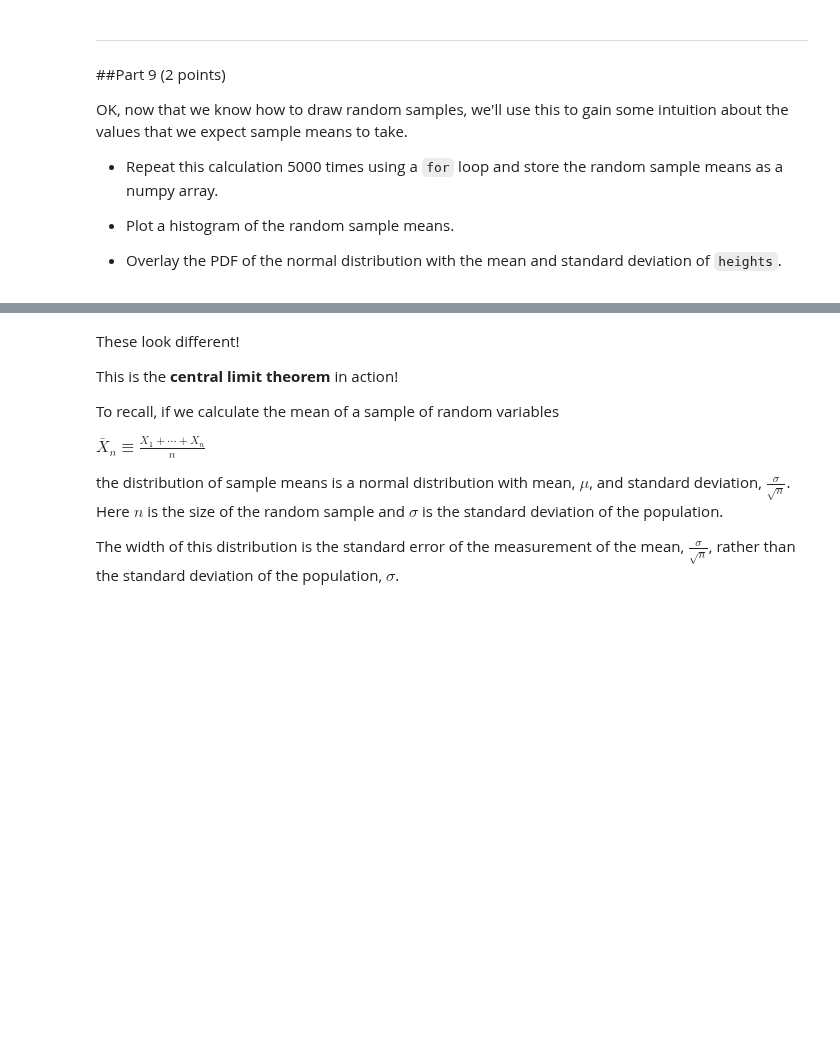
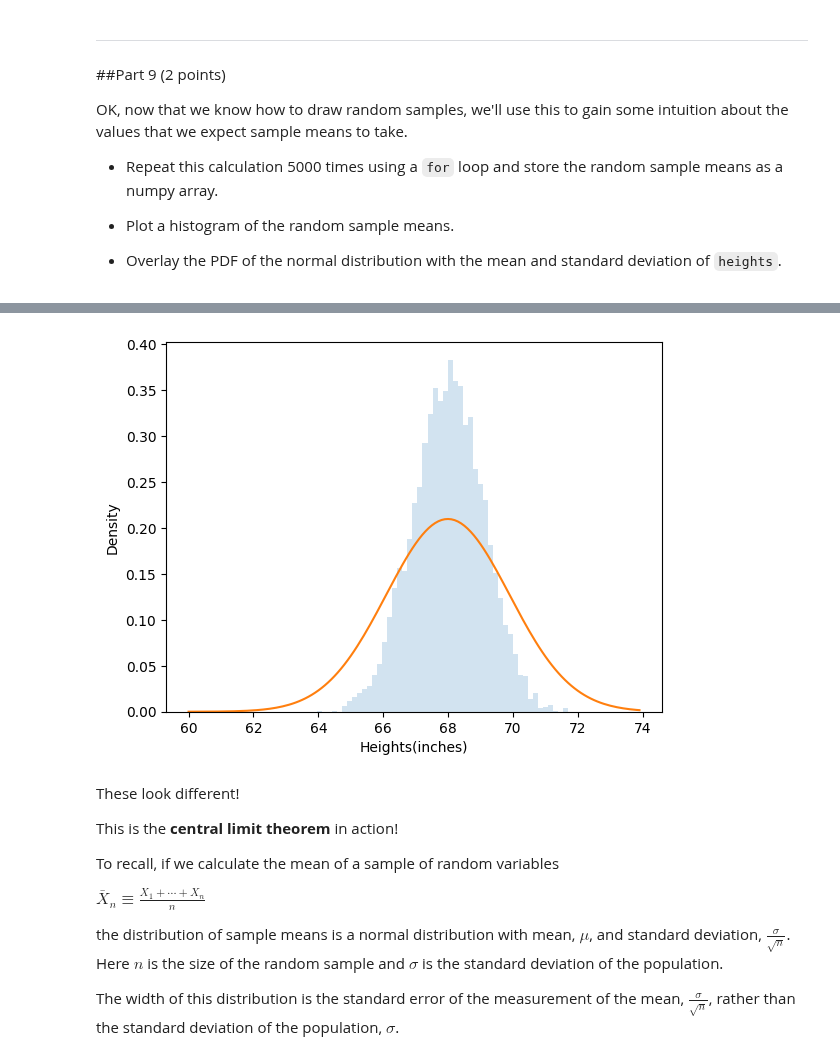
Before and after one commit to Urvi-M/BE559, a Jupyter notebook: Homework1_part2_v1.ipynb, the cells around one changed output, grey strips where cells are left out. Drawn from its saved outputs; the diff is of its cells as text; code cells hidden in the pictures; blank space fills up the shorter version.

```diff
--- a/Homework1_part2_v1.ipynb
+++ b/Homework1_part2_v1.ipynb
@@ -166,0 +183,6 @@ Z-scored mean = x.xx
+# %%
+r=np.random.choice(heights,3)
+rmean=np.mean(r)
+rz=(rmean-meanHeight)/stdHeight
+print(f'Mean of random sample = {rmean:.2f} inches')
+print(f'Z-scored mean = {rz:.2f}')
@@ -181,3 +203,18 @@ OK, now that we know how to draw random samples, we'll use this to gain some int
+# %%
+Rmean=np.zeros(5000)
+for i in range(5000):
+  r=np.random.choice(heights,3)
+  Rmean[i]=np.mean(r)
+plt.hist(Rmean,bins=50,density =True,alpha=0.2)
+heightDist = stats.norm(meanHeight,stdHeight)
+x= np.arange(60,74,0.1)
+pdf = heightDist.pdf(x)
+plt.plot(x,pdf)
+plt.xlabel('Heights(inches)')
+plt.ylabel('Density')
+plt.show()
+# %% [output]
+[figure, added]
 # %% [markdown]
 These look different!
 
```
Also changed, not shown: parts of 11 cells of this notebook.
